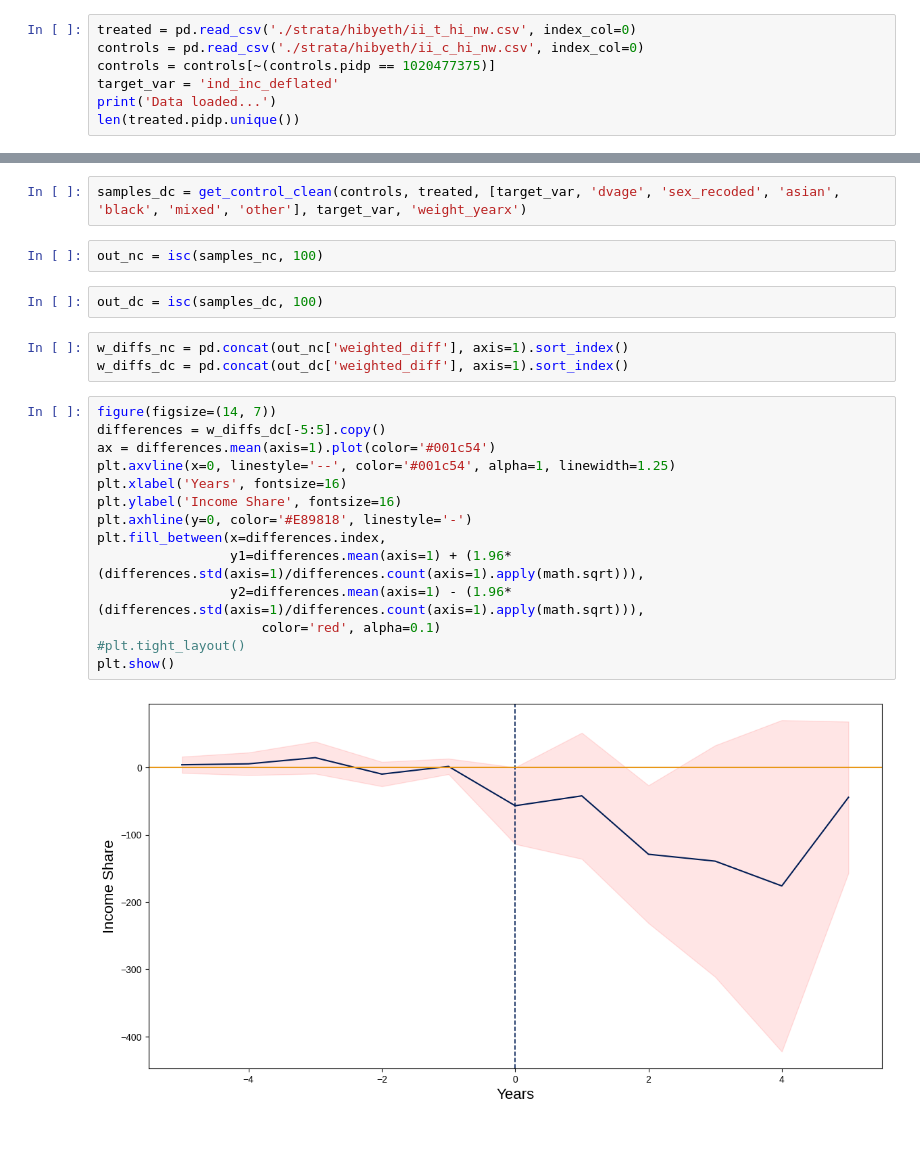
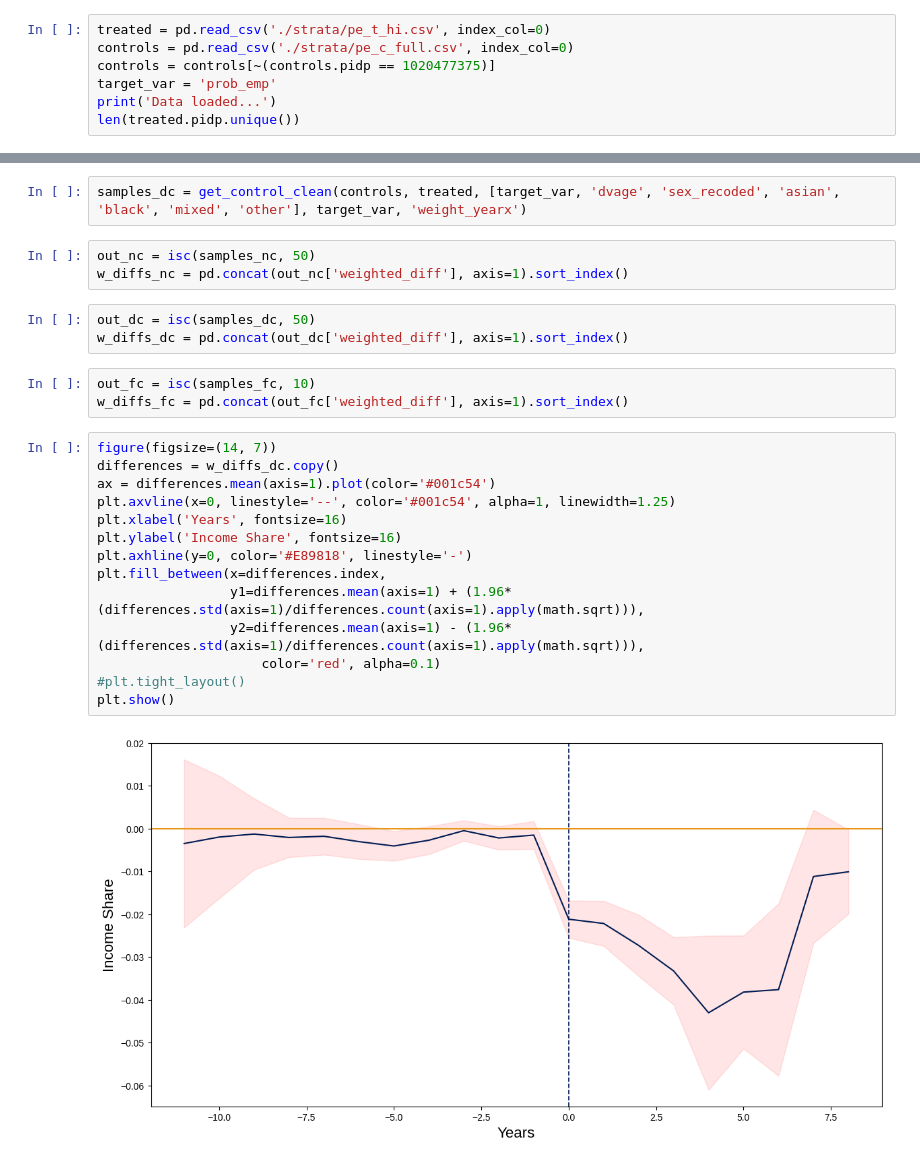
Before and after one commit to centre-for-care/costofcare, a Jupyter notebook: parallalel_isc.ipynb, the cells around one changed output, grey strips where cells are left out. Drawn from its saved outputs; the diff is of its cells as text; blank space fills up the shorter version.

```diff
--- a/parallalel_isc.ipynb
+++ b/parallalel_isc.ipynb
@@ -9,10 +9,10 @@ from matplotlib.pyplot import figure
 import matplotlib.ticker as mtick
 mpl.rc('font', family='Liberation Sans')
 # %%
-treated = pd.read_csv('./strata/hibyeth/ii_t_hi_nw.csv', index_col=0)
-controls = pd.read_csv('./strata/hibyeth/ii_c_hi_nw.csv', index_col=0)
+treated = pd.read_csv('./strata/pe_t_hi.csv', index_col=0)
+controls = pd.read_csv('./strata/pe_c_full.csv', index_col=0)
 controls = controls[~(controls.pidp == 1020477375)]
-target_var = 'ind_inc_deflated'
+target_var = 'prob_emp'
 print('Data loaded...')
 len(treated.pidp.unique())
 # %% [output]
@@ -26,25 +36,27 @@ Data cleaned...
 # %%
 samples_dc = get_control_clean(controls, treated, [target_var, 'dvage', 'sex_recoded', 'asian', 'black', 'mixed', 'other'], target_var, 'weight_yearx')
 # %%
-out_nc = isc(samples_nc, 100)
+out_nc = isc(samples_nc, 50)
+w_diffs_nc = pd.concat(out_nc['weighted_diff'], axis=1).sort_index()
 # %%
-out_dc = isc(samples_dc, 100)
+out_dc = isc(samples_dc, 50)
+w_diffs_dc = pd.concat(out_dc['weighted_diff'], axis=1).sort_index()
-# %%
-w_diffs_nc = pd.concat(out_nc['weighted_diff'], axis=1).sort_index()
-w_diffs_dc = pd.concat(out_dc['weighted_diff'], axis=1).sort_index()
+# %%
+out_fc = isc(samples_fc, 10)
+w_diffs_fc = pd.concat(out_fc['weighted_diff'], axis=1).sort_index()
 # %%
 figure(figsize=(14, 7))
-differences = w_diffs_dc[-5:5].copy()
+differences = w_diffs_dc.copy()
 ax = differences.mean(axis=1).plot(color='#001c54')
 plt.axvline(x=0, linestyle='--', color='#001c54', alpha=1, linewidth=1.25)
 plt.xlabel('Years', fontsize=16)
 plt.ylabel('Income Share', fontsize=16)
 plt.axhline(y=0, color='#E89818', linestyle='-')
 plt.fill_between(x=differences.index,
                  y1=differences.mean(axis=1) + (1.96*(differences.std(axis=1)/differences.count(axis=1).apply(math.sqrt))),
                  y2=differences.mean(axis=1) - (1.96*(differences.std(axis=1)/differences.count(axis=1).apply(math.sqrt))),
                      color='red', alpha=0.1)
 #plt.tight_layout()
 plt.show()
 # %% [output]
-[figure, old version]
+[figure, new version]
```
Also changed, not shown: parts of 3 cells of this notebook, 42 other files.
